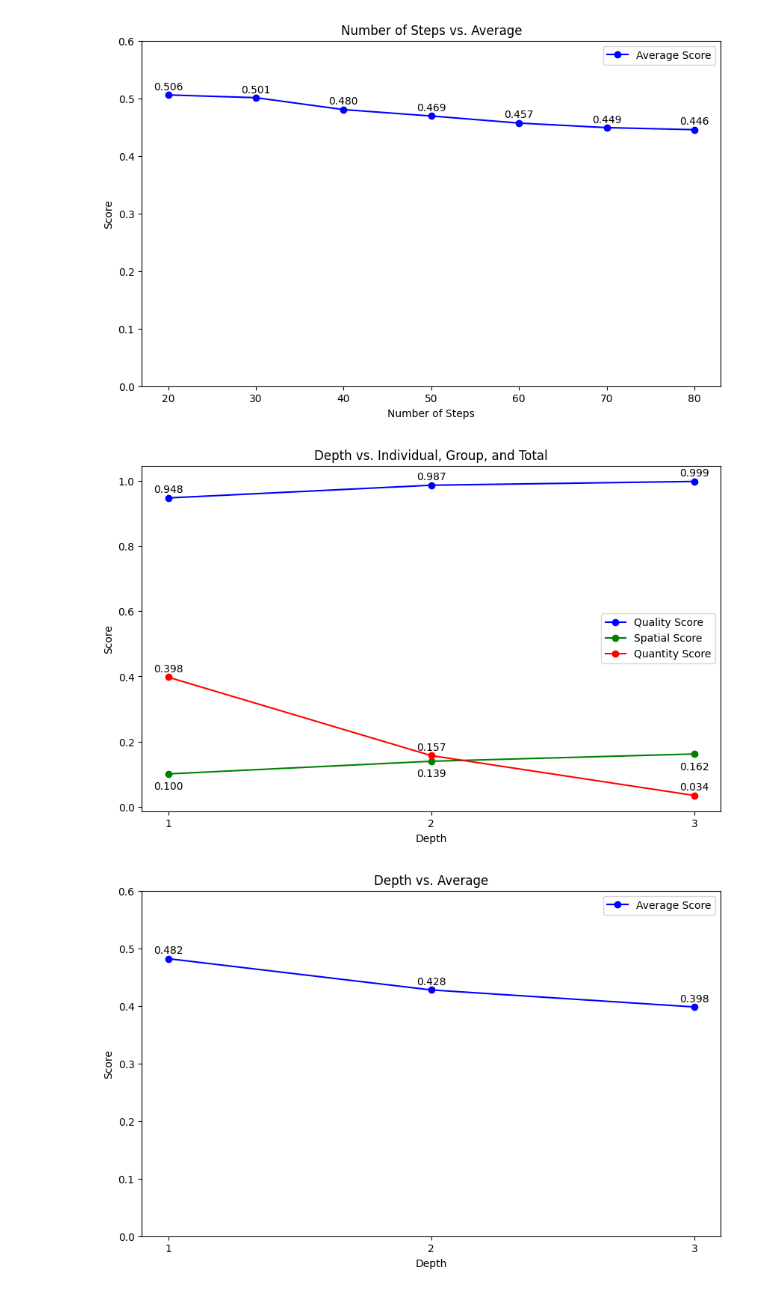
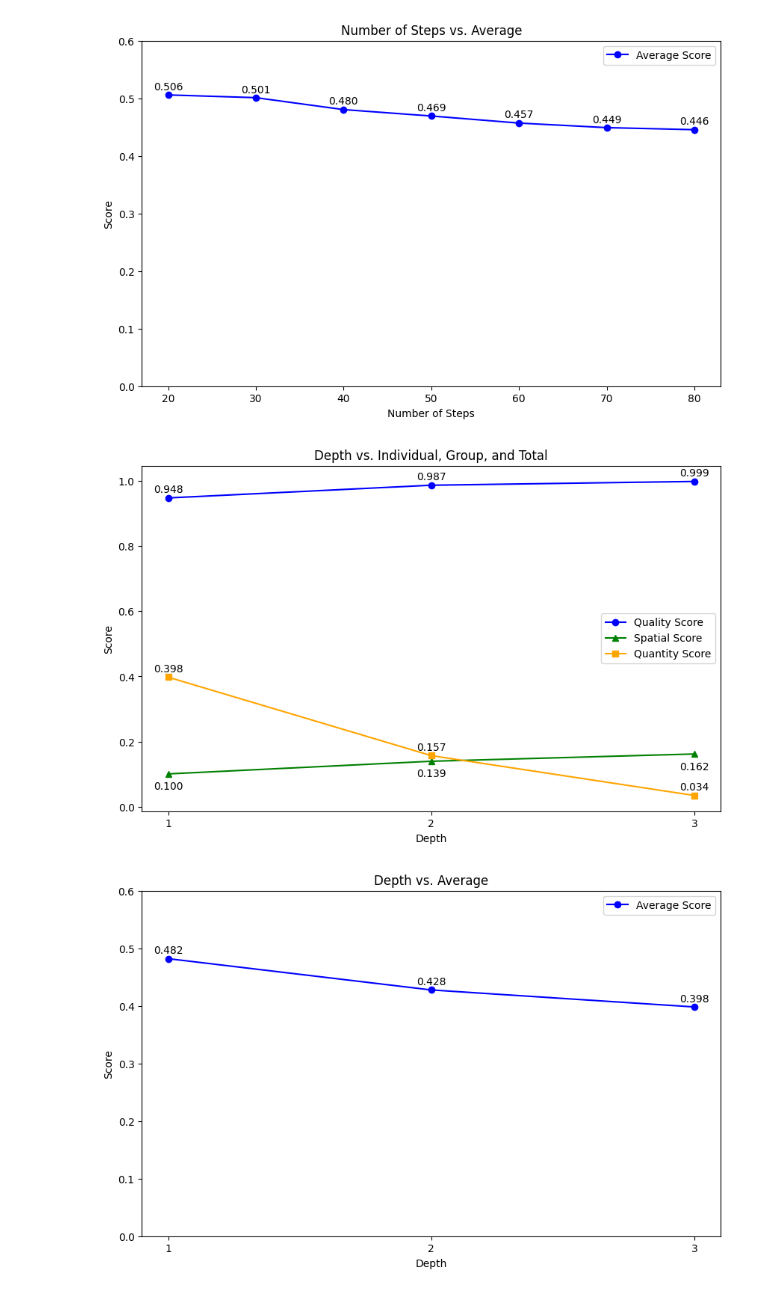
Before and after one commit to DominicVerschoor/Settlement_Generator, a Jupyter notebook: tables.ipynb, the cells around one changed output. Saved outputs shown, nothing was run; the diff lists cells and outputs as text; code cells hidden in the pictures.

```diff
--- a/tables.ipynb
+++ b/tables.ipynb
@@ -236,32 +236,32 @@ df_depth = pd.DataFrame(depth)
 # %%
 # Plotting
 plt.figure(figsize=(10, 6))
 plt.plot(df_depth['Threshold'], df_depth['Quality Score'], marker='o', color='blue', label='Quality Score')
-plt.plot(df_depth['Threshold'], df_depth['Spatial Score'], marker='o', color='green', label='Spatial Score')
-plt.plot(df_depth['Threshold'], df_depth['Quantity Score'], marker='o', color='red', label='Quantity Score')
+plt.plot(df_depth['Threshold'], df_depth['Spatial Score'], marker='^', color='green', label='Spatial Score')
+plt.plot(df_depth['Threshold'], df_depth['Quantity Score'], marker='s', color='orange', label='Quantity Score')
 
 
 # Annotate data points
 for i, txt in enumerate(df_depth['Quality Score']):
     plt.annotate(f'{txt:.3f}', (df_depth['Threshold'][i], df_depth['Quality Score'][i]), textcoords="offset points", xytext=(0,5), ha='center')
 for i, txt in enumerate(df_depth['Spatial Score']):
     plt.annotate(f'{txt:.3f}', (df_depth['Threshold'][i], df_depth['Spatial Score'][i]), textcoords="offset points", xytext=(0,-15), ha='center')
 for i, txt in enumerate(df_depth['Quantity Score']):
     plt.annotate(f'{txt:.3f}', (df_depth['Threshold'][i], df_depth['Quantity Score'][i]), textcoords="offset points", xytext=(0,5), ha='center')
 
 
 # Adding title and labels
 plt.title('Depth vs. Individual, Group, and Total')
 plt.xlabel('Depth')
 plt.ylabel('Score')
 plt.legend()
 plt.xticks(df_depth['Threshold'])  # Set x-axis ticks to match 'Threshold' values
 # plt.grid(True)
 
 # Show plot
 plt.show()
 # %% [output]
-[figure, old version]
+[figure, new version]
 # %%
 # Plotting
 plt.figure(figsize=(10, 6))
```
Also changed, not shown: parts of 2 cells of this notebook.
